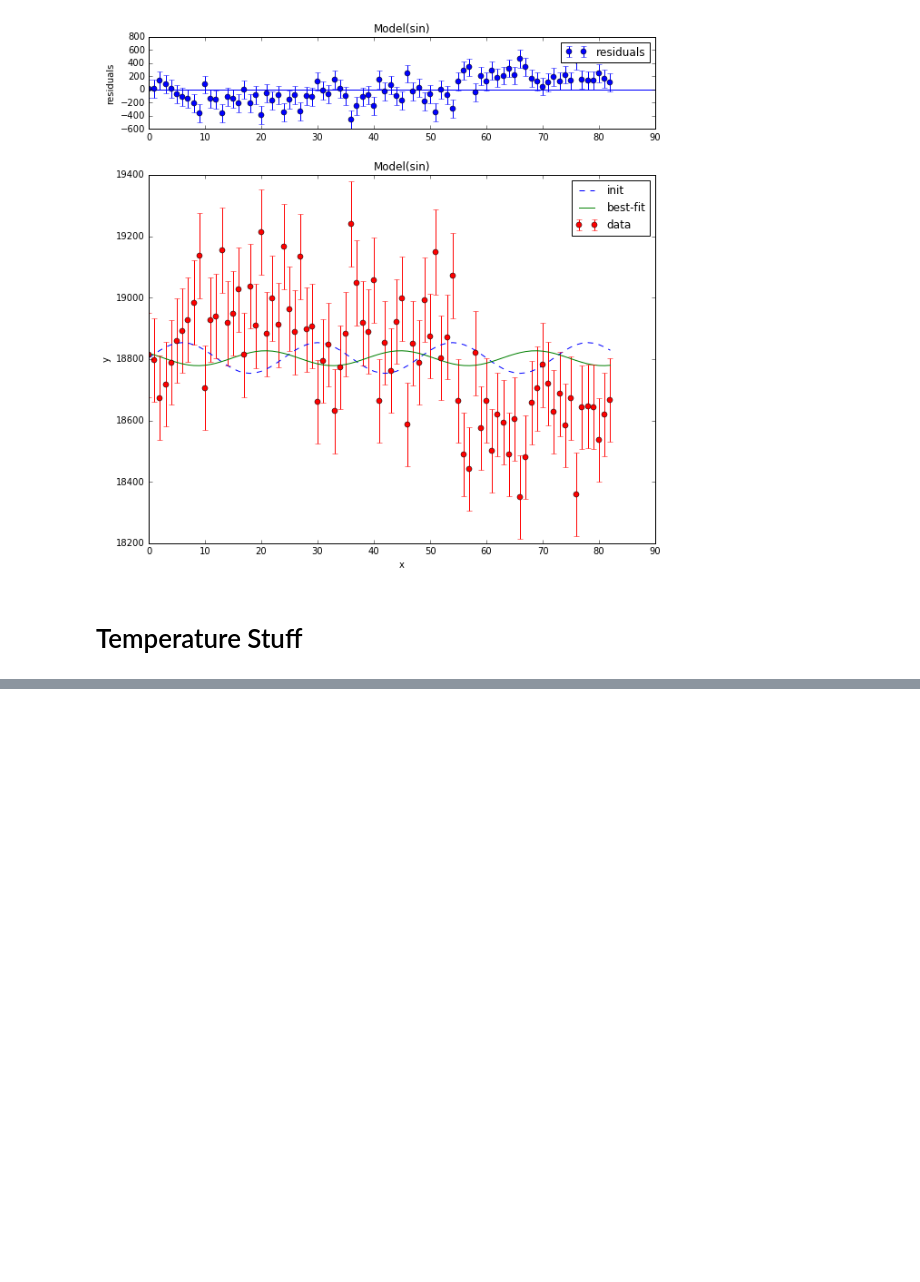
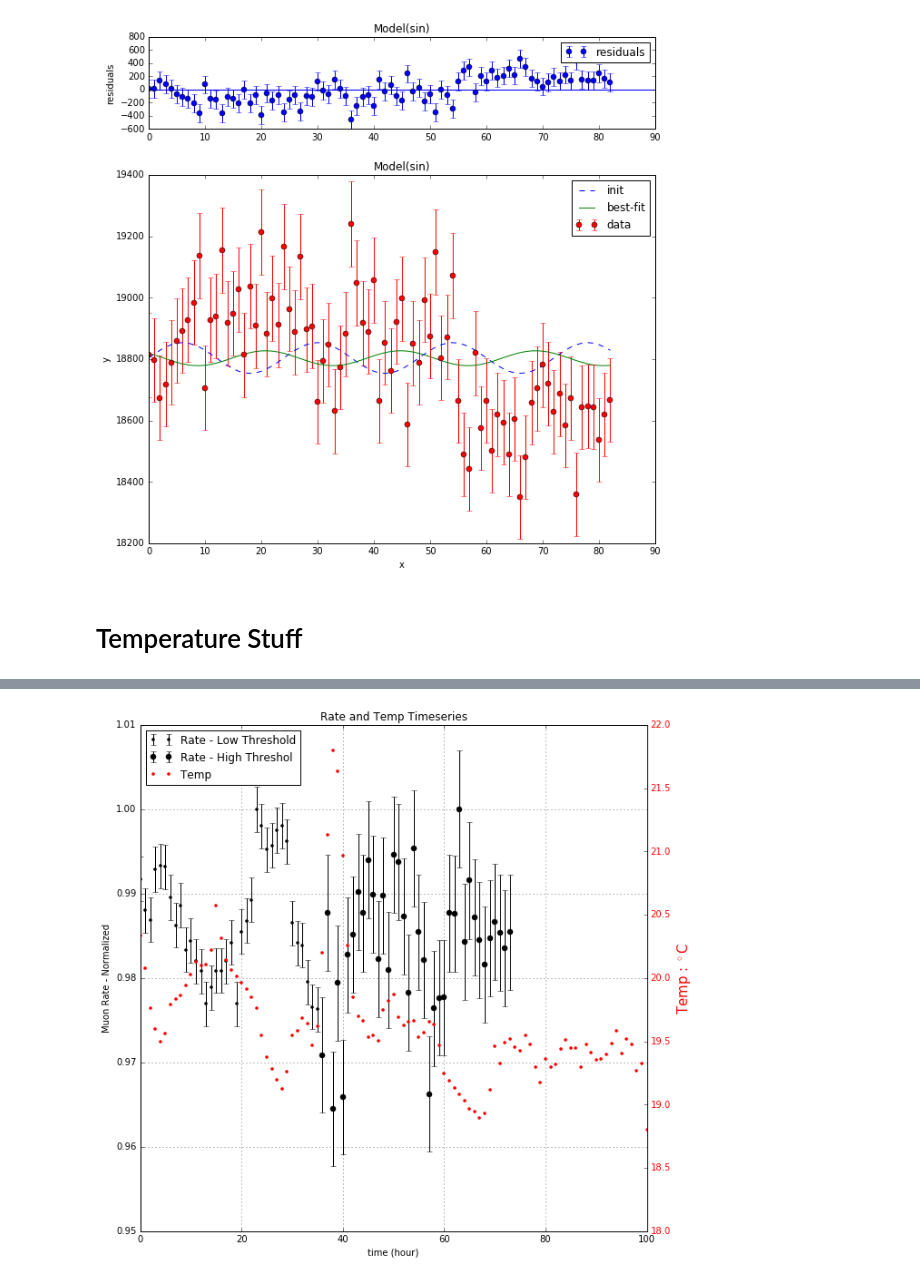
Before and after one commit to ianhi/Phys314, a Jupyter notebook: Muon/Muon_Final_Rate.ipynb, the cells around one changed output, grey strips where cells are left out. Cells and saved outputs as stored; diff of their text form; code cells hidden in the pictures; blank space fills up the shorter version.

Commit message:
Muon Presentation

```diff
--- a/Muon/Muon_Final_Rate.ipynb
+++ b/Muon/Muon_Final_Rate.ipynb
@@ -51,7 +51,7 @@ def doFit2(time,rates):
 
     print(result.fit_report())
     result.plot(fig_kws={'figsize':(10,10)})
-    return result
+    return result,hour_time,binned_counts
 def filter(time,rate):
     returnTime=[]
     returnRate=[]
@@ -159,0 +196,5 @@ MemoryError:
+# %%
+time, rate = np.loadtxt('Data/Luke_Ian/Luke_Perry_IanRate2015_12_03-13-02.txt', unpack=True)
+out,hour_time,binned_counts=doFit2(time,rate)
+time, rate = np.loadtxt('Data/Luke_Ian/Luke_Perry_IanRate2015_12_08-13-33.txt', unpack=True)
+out_8,hour_time_8,binned_counts_8 = doFit2(time,rate)
@@ -159,0 +221,26 @@ MemoryError:
+# %%
+fig, ax1 = plt.subplots(figsize=(10,10))
+
+ax1.errorbar(hour_time,cor_counts, fmt='k.',yerr=yerr1,label="Rate - Low Threshold")
+ax1.errorbar(hour_time_8+36,cor_counts_8, fmt='ko',yerr=yerr8,label="Rate - High Threshol")
+ax1.set_xlabel('time (hour)')
+# Make the y-axis label and tick labels match the line color.
+ax1.set_ylabel('Muon Rate - Normalized')
+for tl in ax1.get_yticklabels():
+    tl.set_color('k')
+ax1.set_xlim([0,100])
+ax1.legend()
+ax2 = ax1.twinx()
+ax2.plot(total_hour, total_temp, 'r.',label='Temp')
+ax2.set_ylabel('Temp '+r': $^\circ$'+'C',fontsize=15,color='r')
+for tl in ax2.get_yticklabels():
+    tl.set_color('r')
+ax2.set_xlim([0,100])
+h1, l1 = ax1.get_legend_handles_labels()
+h2, l2 = ax2.get_legend_handles_labels()
+ax1.legend(h1+h2, l1+l2, loc=2)
+ax1.grid()
+plt.title('Rate and Temp Timeseries')
+plt.show()
+# %% [output]
+[figure, added]
```
Also changed, not shown: parts of 9 cells of this notebook, 8 other files.
